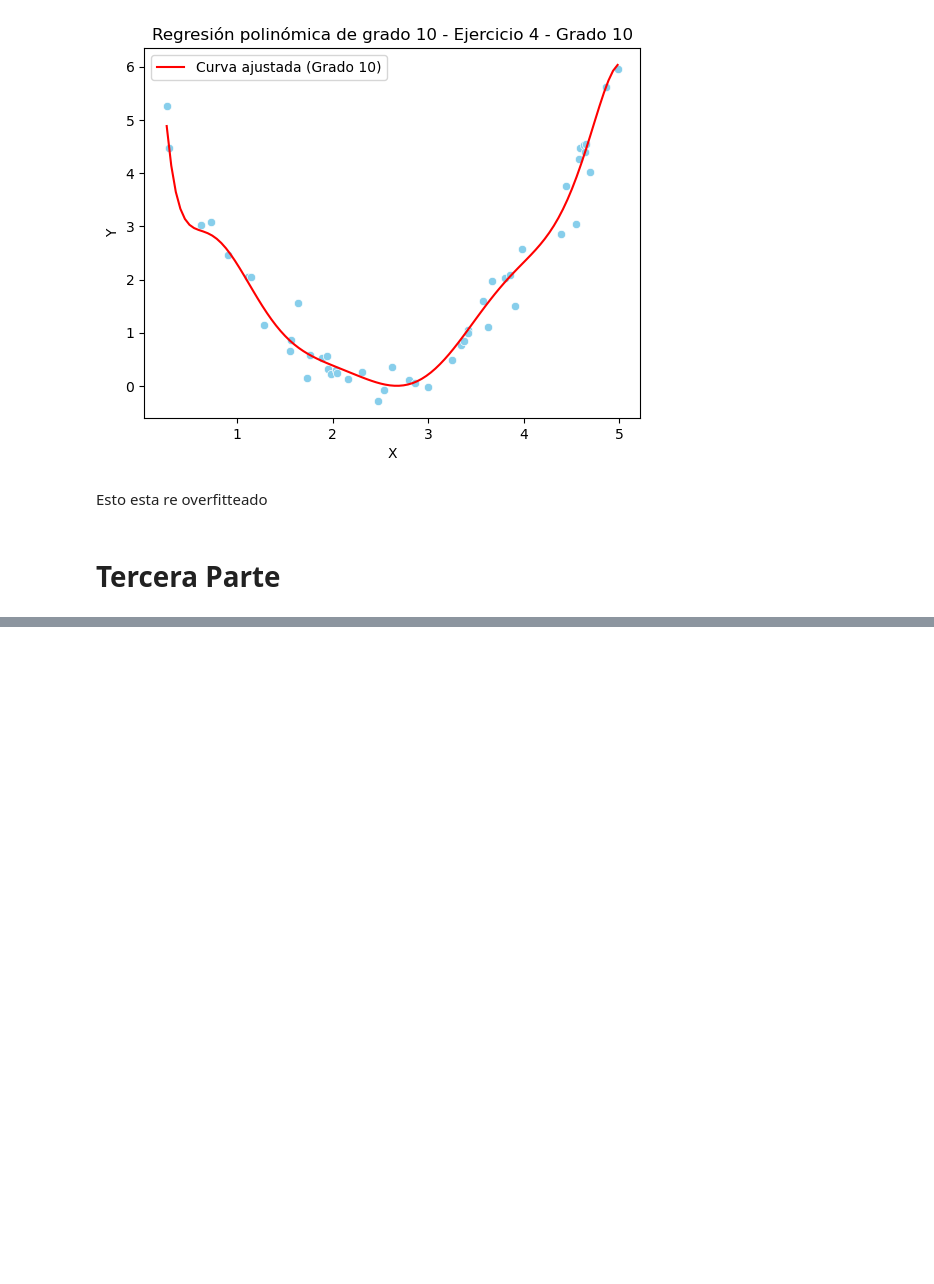
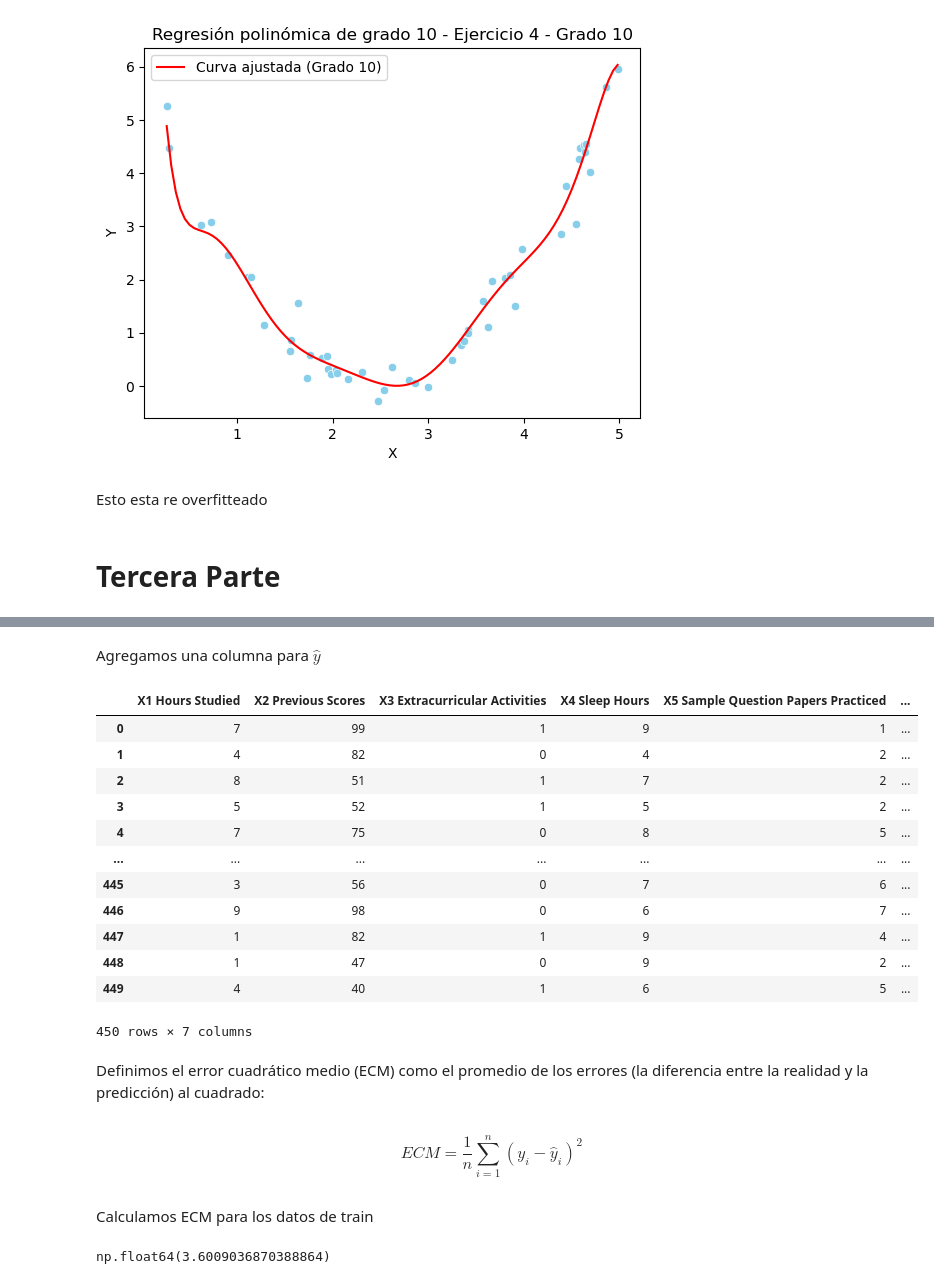
Before and after one commit to seremare9/tp1_metodos, a Jupyter notebook: codigo.ipynb, the cells around one changed output, grey strips where cells are left out. Cells and saved outputs as stored; diff of their text form; code cells hidden in the pictures; blank space fills up the shorter version.

```diff
--- a/codigo.ipynb
+++ b/codigo.ipynb
@@ -253,0 +279,17 @@ Esto esta re overfitteado
+# %%
+# Separar variables independientes (X1,...,X5) y dependiente (Y)
+X = train.drop(columns='Y Performance Index').to_numpy()
+y = train['Y Performance Index'].to_numpy().reshape(-1, 1)
+
+# Agregar columna de unos a X para el intercepto
+X = np.column_stack((np.ones(X.shape[0]), X))
+
+# Usamos la fórmula que obtuvimos en la parte 1
+beta_estimados = np.linalg.inv(X.T @ X) @ X.T @ y
+
+# Guardamos los coeficientes estimados en un diccionario para poder usarlos después
+betas = dict()
+for i in range(len(beta_estimados)):
+    betas[f'Beta_{i}'] = beta_estimados[i][0]
+
+betas
@@ -253,0 +313,2 @@ Esto esta re overfitteado
+# %%
+y_estimada = X @ beta_estimados
@@ -253,0 +335,37 @@ Esto esta re overfitteado
+# %% [markdown]
+Agregamos una columna para $\hat{y}$
+# %%
+train['Y Estimada'] = y_estimada.flatten()
+# %%
+train
+# %% [output]
+|  | X1 Hours Studied | X2 Previous Scores | X3 Extracurricular Activities | X4 Sleep Hours | X5 Sample Question Papers Practiced | ... |
+| 0 | 7 | 99 | 1 | 9 | 1 | ... |
+| 1 | 4 | 82 | 0 | 4 | 2 | ... |
+| 2 | 8 | 51 | 1 | 7 | 2 | ... |
+| 3 | 5 | 52 | 1 | 5 | 2 | ... |
+| 4 | 7 | 75 | 0 | 8 | 5 | ... |
+| ... | ... | ... | ... | ... | ... | ... |
+| 445 | 3 | 56 | 0 | 7 | 6 | ... |
+| 446 | 9 | 98 | 0 | 6 | 7 | ... |
+| 447 | 1 | 82 | 1 | 9 | 4 | ... |
+| 448 | 1 | 47 | 0 | 9 | 2 | ... |
+| 449 | 4 | 40 | 1 | 6 | 5 | ... |
+450 rows × 7 columns
+# %% [markdown]
+Definimos el error cuadrático medio (ECM) como el promedio de los errores (la diferencia entre la realidad y la predicción) al cuadrado:
+# %% [markdown]
+$$
+ECM = \frac{1}{n} \sum_{i=1}^{n} (y_i - \hat{y}_i)^2
+$$
+# %% [markdown]
+Calculamos ECM para los datos de train
+# %%
+n = train.shape[0]
+sumatoria = 0
+for index, row in train.iterrows():
+        sumatoria += (row['Y Performance Index'] - row['Y Estimada']) ** 2
+ecm_train = sumatoria / n
+ecm_train
+# %% [output]
+np.float64(3.6009036870388864)
```
Also changed, not shown: parts of 8 cells of this notebook.
